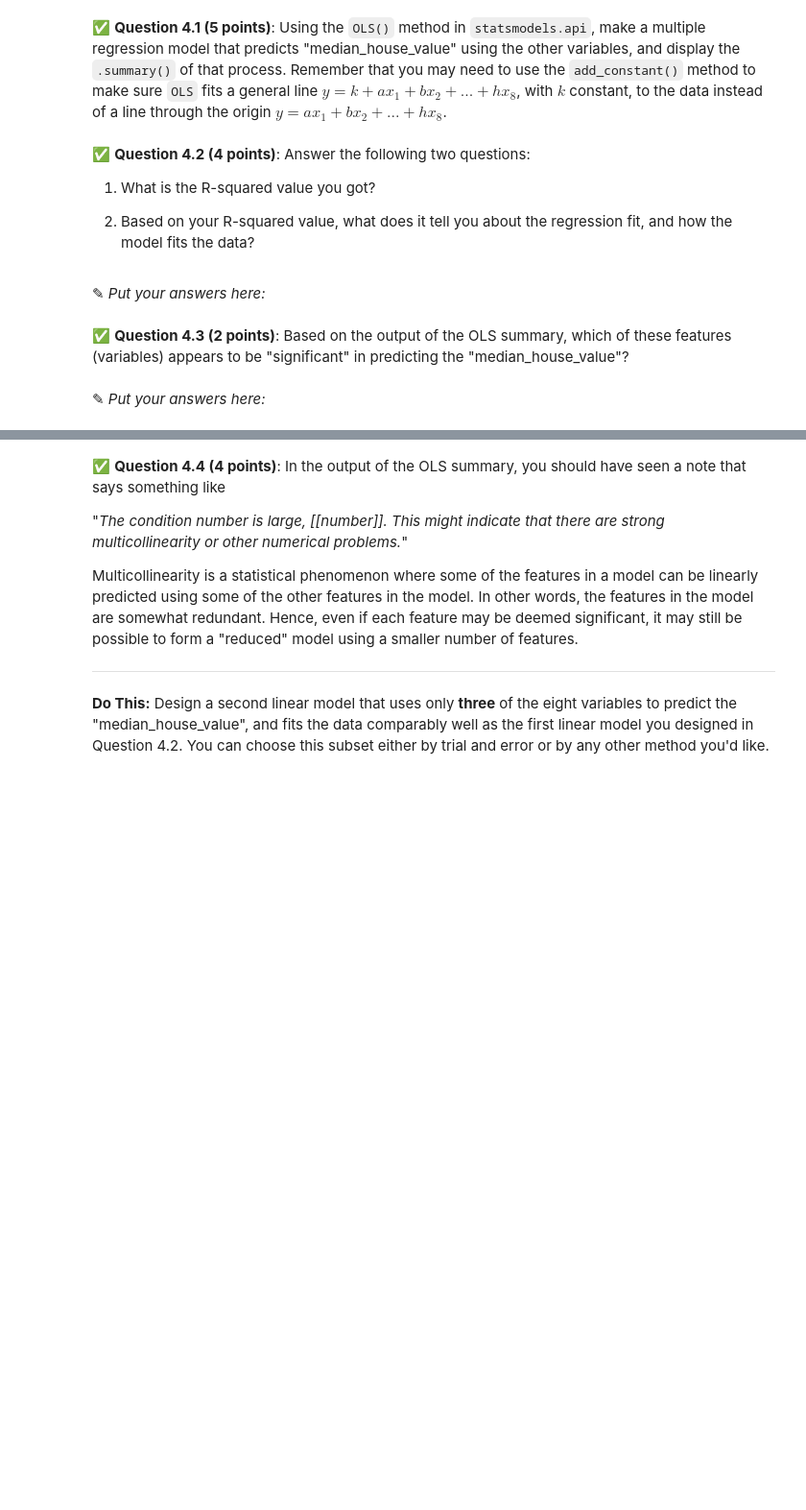
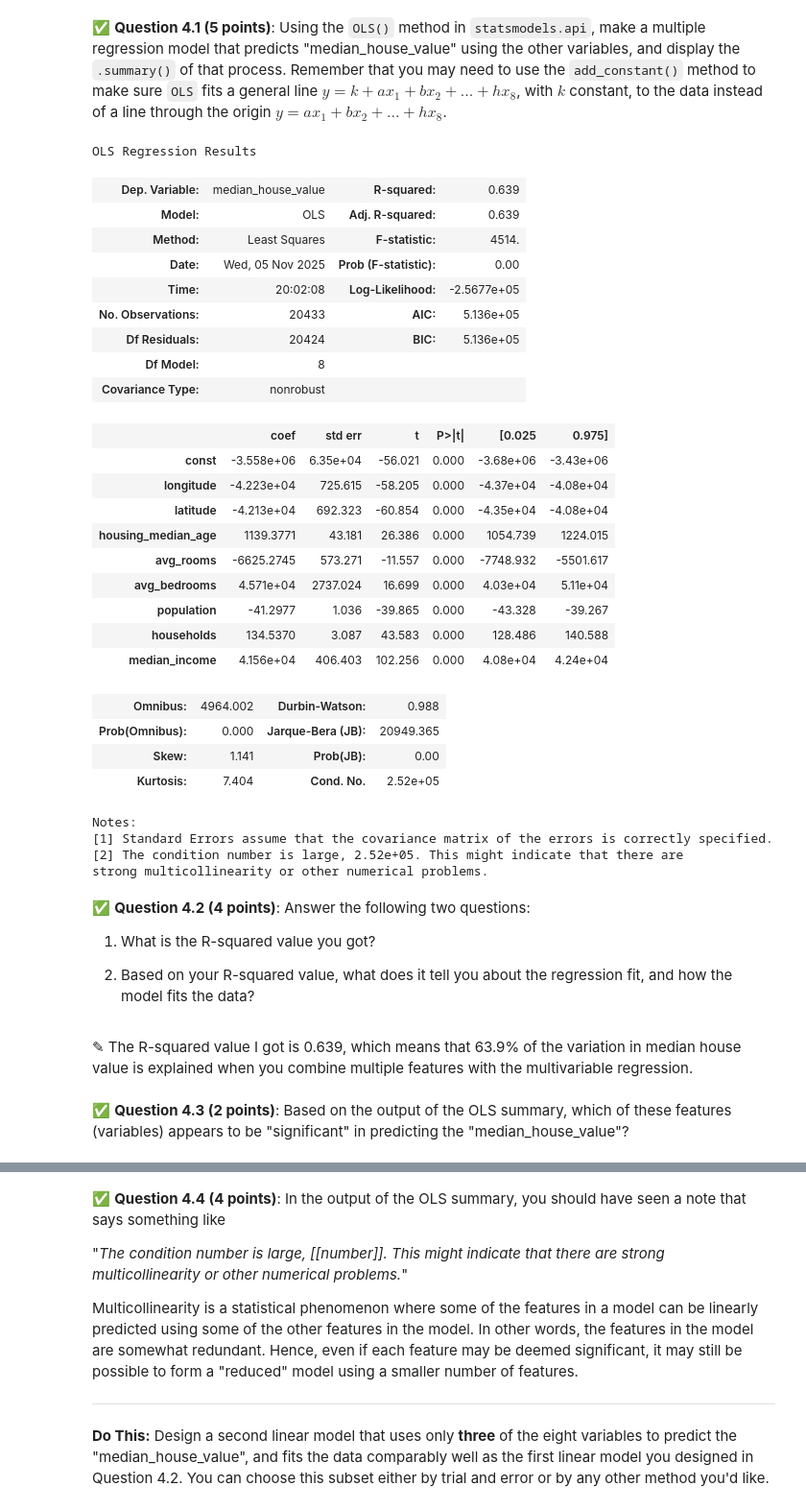
Before and after one commit to winbergd/cmse202-f25-turnin, a Jupyter notebook: hw-03/HW3_CMSE202.ipynb, the cells around one changed output, grey strips where cells are left out. Shown: that part at 96% size. Drawn from its saved outputs; the diff is of its cells as text; code cells hidden in the pictures; blank space fills up the shorter version.

```diff
--- a/hw-03/HW3_CMSE202.ipynb
+++ b/hw-03/HW3_CMSE202.ipynb
@@ -351,13 +349,52 @@ In this part, we will explore multivariable regression on the same California Ho
+# %%
+df = pd.read_csv("housing.csv")
+
+df = df.drop(columns=["ocean_proximity"]).dropna()
+x = df.drop(columns=["median_house_value"])
+y = df["median_house_value"]
+
+X = sm.add_constant(x)
+
+model = sm.OLS(y,X).fit()
+
+model.summary()
+# %% [output]
+OLS Regression Results
+| Dep. Variable: | median_house_value | R-squared: | 0.639 |
+| Model: | OLS | Adj. R-squared: | 0.639 |
+| Method: | Least Squares | F-statistic: | 4514. |
+| Date: | Wed, 05 Nov 2025 | Prob (F-statistic): | 0.00 |
+| Time: | 20:02:08 | Log-Likelihood: | -2.5677e+05 |
+| No. Observations: | 20433 | AIC: | 5.136e+05 |
+| Df Residuals: | 20424 | BIC: | 5.136e+05 |
+| Df Model: | 8 |  |  |
+| Covariance Type: | nonrobust |  |  |
+|  | coef | std err | t | P>|t| | [0.025 | 0.975] |
+| const | -3.558e+06 | 6.35e+04 | -56.021 | 0.000 | -3.68e+06 | -3.43e+06 |
+| longitude | -4.223e+04 | 725.615 | -58.205 | 0.000 | -4.37e+04 | -4.08e+04 |
+| latitude | -4.213e+04 | 692.323 | -60.854 | 0.000 | -4.35e+04 | -4.08e+04 |
+| housing_median_age | 1139.3771 | 43.181 | 26.386 | 0.000 | 1054.739 | 1224.015 |
+| avg_rooms | -6625.2745 | 573.271 | -11.557 | 0.000 | -7748.932 | -5501.617 |
+| avg_bedrooms | 4.571e+04 | 2737.024 | 16.699 | 0.000 | 4.03e+04 | 5.11e+04 |
+| population | -41.2977 | 1.036 | -39.865 | 0.000 | -43.328 | -39.267 |
+| households | 134.5370 | 3.087 | 43.583 | 0.000 | 128.486 | 140.588 |
+| median_income | 4.156e+04 | 406.403 | 102.256 | 0.000 | 4.08e+04 | 4.24e+04 |
+| Omnibus: | 4964.002 | Durbin-Watson: | 0.988 |
+| Prob(Omnibus): | 0.000 | Jarque-Bera (JB): | 20949.365 |
+| Skew: | 1.141 | Prob(JB): | 0.00 |
+| Kurtosis: | 7.404 | Cond. No. | 2.52e+05 |
+Notes:
+[1] Standard Errors assume that the covariance matrix of the errors is correctly specified.
+[2] The condition number is large, 2.52e+05. This might indicate that there are
+strong multicollinearity or other numerical problems.
 # %% [markdown]
 &#9989;  **Question 4.2 (4 points)**: Answer the following two questions:
 
 1. What is the R-squared value you got?
 
 2. Based on your R-squared value, what does it tell you about the regression fit, and how the model fits the data?
-# %% [markdown]
-<font size=+3>&#9998;</font> _Put your answers here:_
+# %% [markdown]
+<font size=+3>&#9998;</font> The R-squared value I got is 0.639, which means that 63.9% of the variation in median house value is explained when you combine multiple features with the multivariable regression.
 # %% [markdown]
 &#9989;  **Question 4.3 (2 points)**:
 Based on the output of the OLS summary, which of these features (variables) appears to be "significant" in predicting the "median_house_value"?
-# %% [markdown]
-<font size=+3>&#9998;</font> _Put your answers here:_
```
Also changed, not shown: parts of 14 cells of this notebook.
